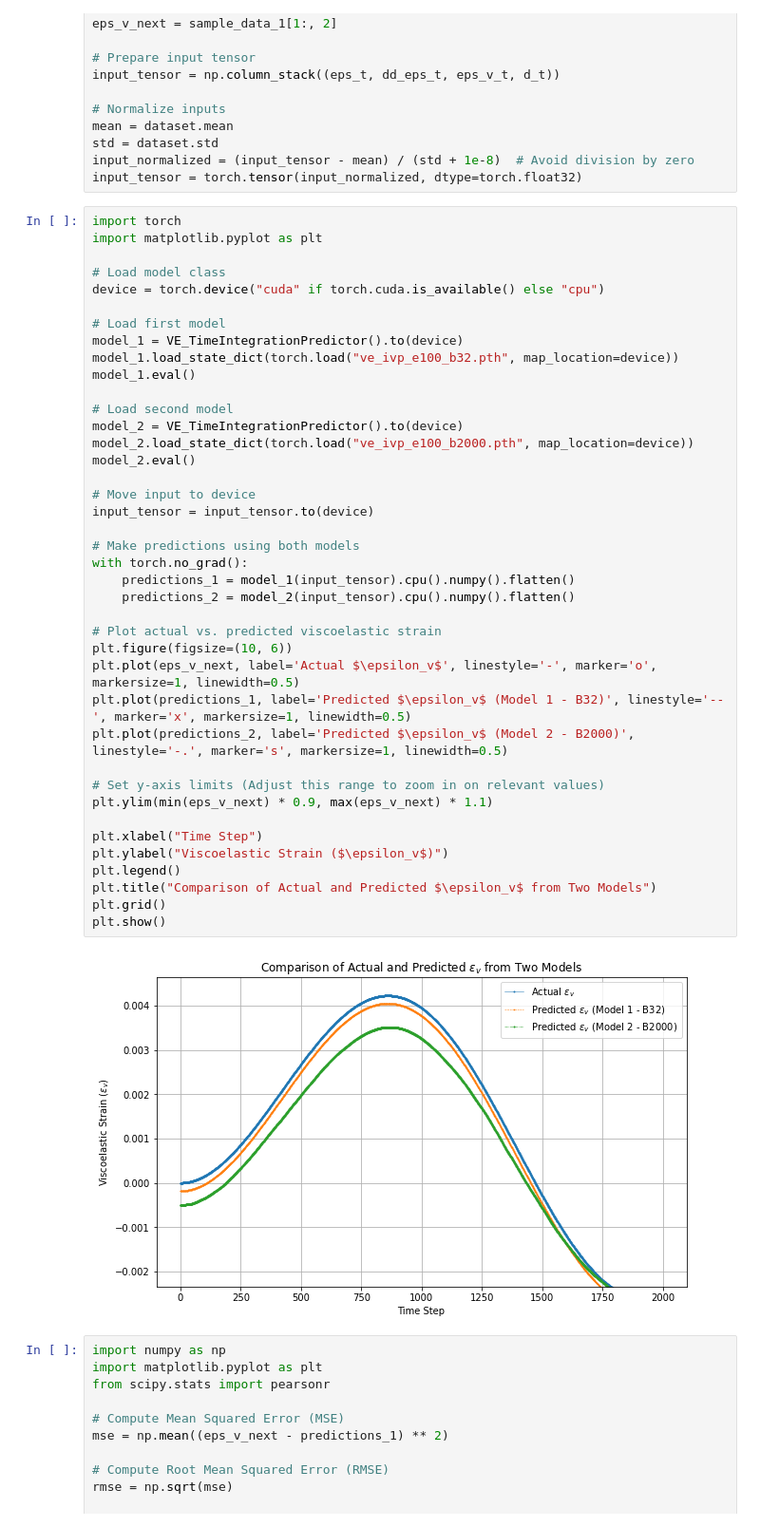
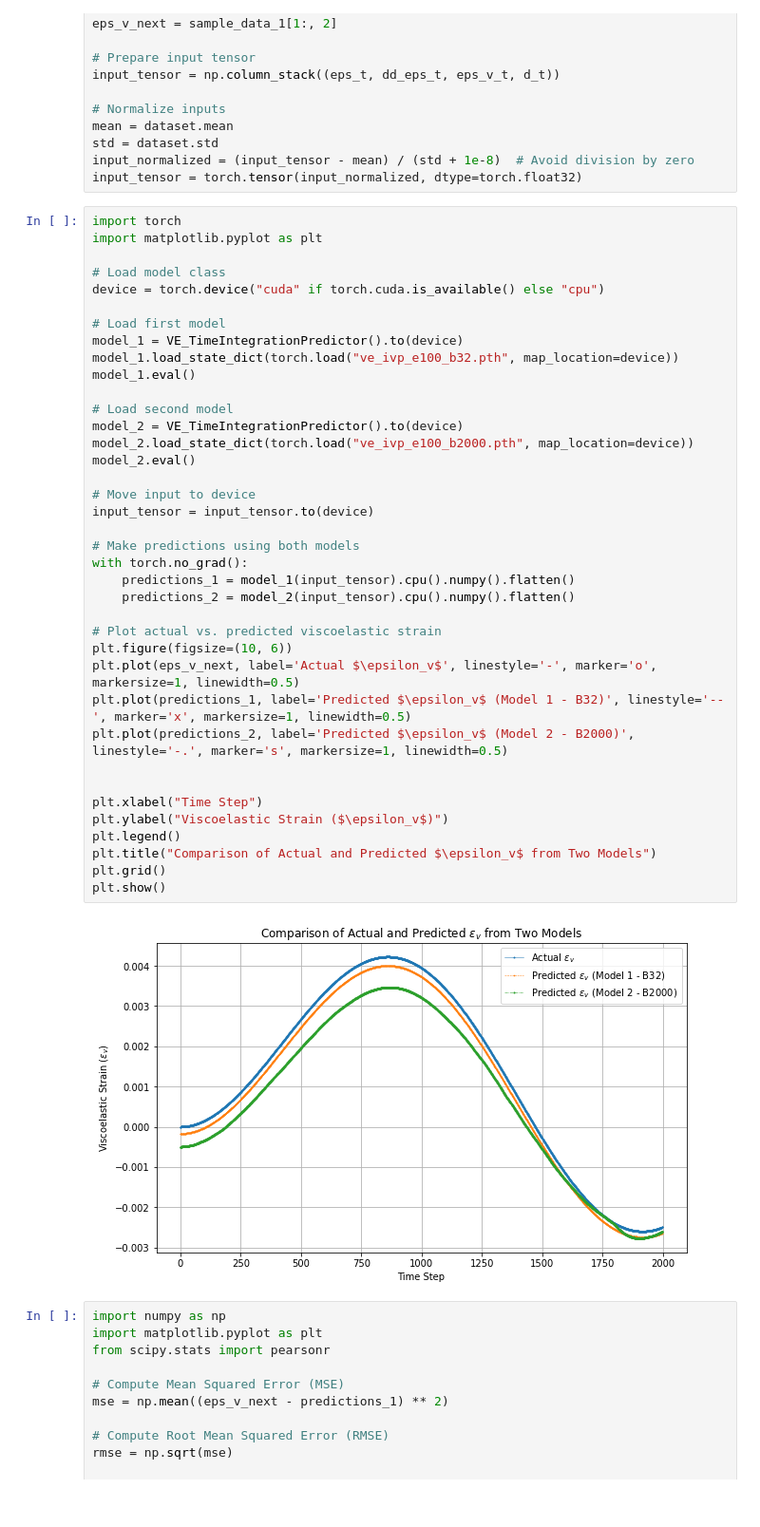
Before and after one commit to bmcs-group/bmcs_ml, a Jupyter notebook: bmcs_ml/ml_eps_v_predictor/pridiction_check.ipynb, the cells around one changed output. Shown: that part at 95% size. Cells and saved outputs as stored; diff of their text form.

```diff
--- a/bmcs_ml/ml_eps_v_predictor/pridiction_check.ipynb
+++ b/bmcs_ml/ml_eps_v_predictor/pridiction_check.ipynb
@@ -115,36 +115,34 @@ model_1 = VE_TimeIntegrationPredictor().to(device)
 model_1.load_state_dict(torch.load("ve_ivp_e100_b32.pth", map_location=device))
 model_1.eval()
 
 # Load second model
 model_2 = VE_TimeIntegrationPredictor().to(device)
 model_2.load_state_dict(torch.load("ve_ivp_e100_b2000.pth", map_location=device))
 model_2.eval()
 
 # Move input to device
 input_tensor = input_tensor.to(device)
 
 # Make predictions using both models
 with torch.no_grad():
     predictions_1 = model_1(input_tensor).cpu().numpy().flatten()
     predictions_2 = model_2(input_tensor).cpu().numpy().flatten()
 
 # Plot actual vs. predicted viscoelastic strain
 plt.figure(figsize=(10, 6))
 plt.plot(eps_v_next, label='Actual $\epsilon_v$', linestyle='-', marker='o', markersize=1, linewidth=0.5)
 plt.plot(predictions_1, label='Predicted $\epsilon_v$ (Model 1 - B32)', linestyle='--', marker='x', markersize=1, linewidth=0.5)
 plt.plot(predictions_2, label='Predicted $\epsilon_v$ (Model 2 - B2000)', linestyle='-.', marker='s', markersize=1, linewidth=0.5)
 
-# Set y-axis limits (Adjust this range to zoom in on relevant values)
-plt.ylim(min(eps_v_next) * 0.9, max(eps_v_next) * 1.1)
 
 plt.xlabel("Time Step")
 plt.ylabel("Viscoelastic Strain ($\epsilon_v$)")
 plt.legend()
 plt.title("Comparison of Actual and Predicted $\epsilon_v$ from Two Models")
 plt.grid()
 plt.show()
 # %% [output]
-[figure, old version]
+[figure, new version]
 # %%
 import numpy as np
 import matplotlib.pyplot as plt
```
Also changed, not shown: parts of 1 cell of this notebook.
